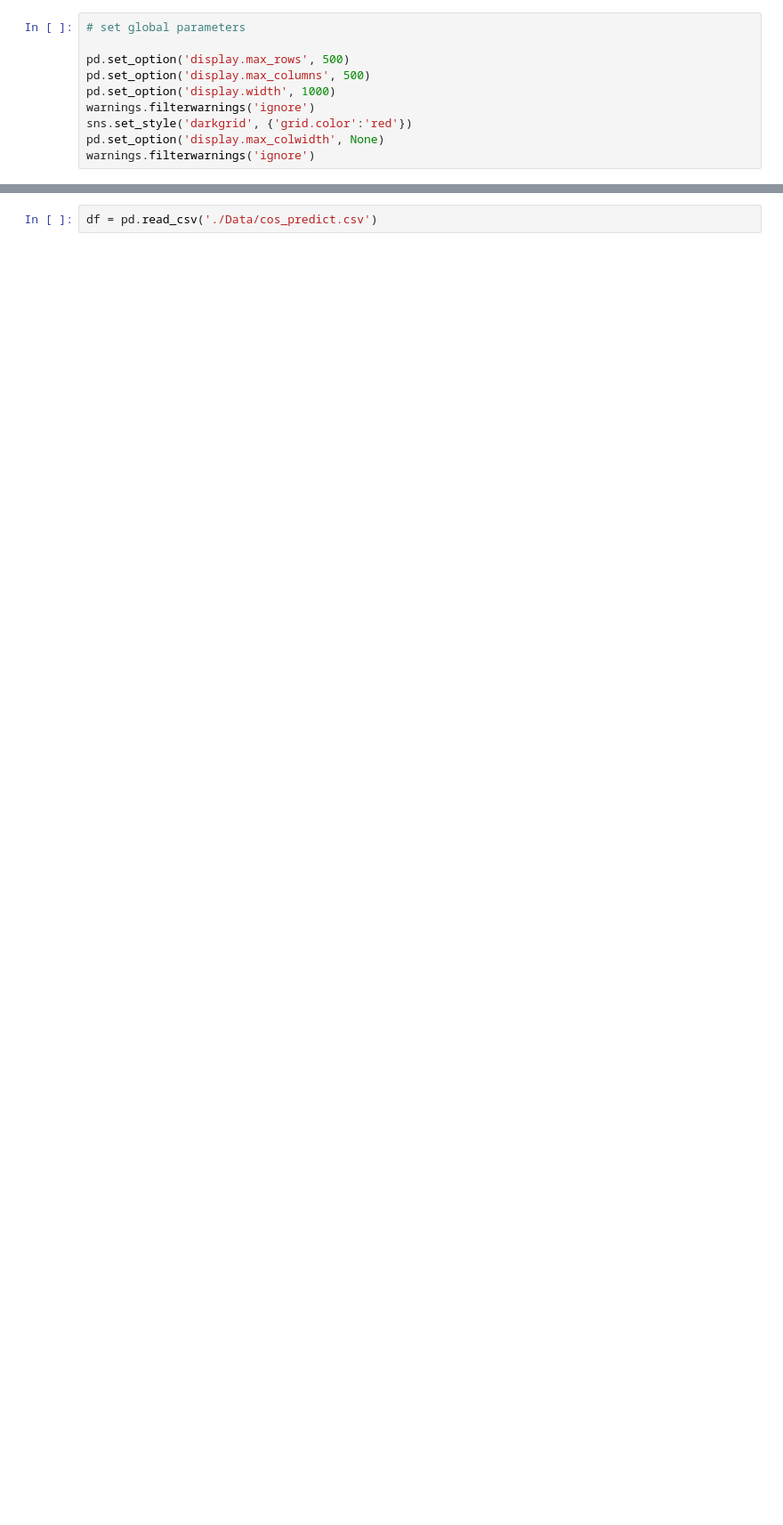
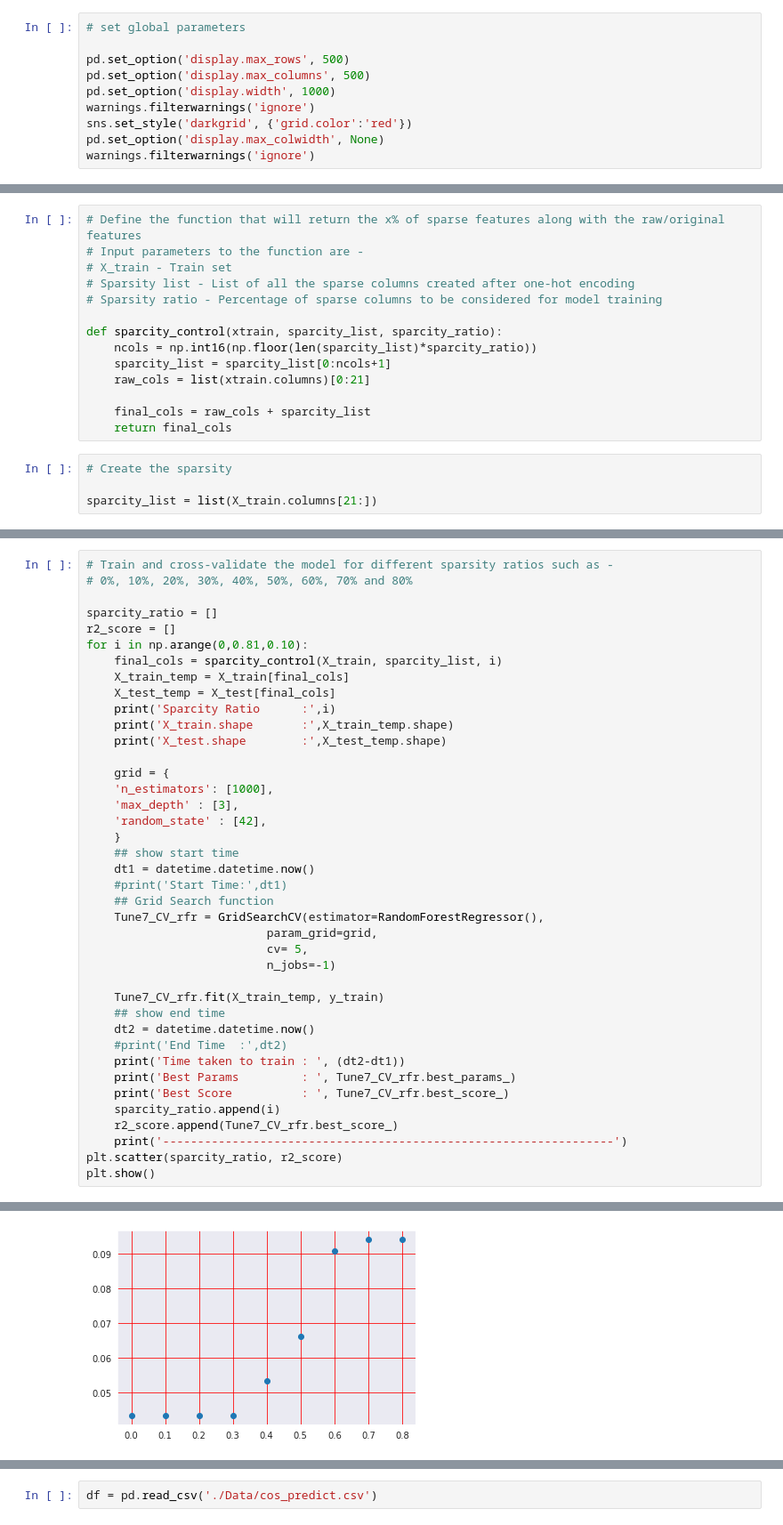
Before and after one commit to Swapnil4GIT/Cost-Prediction-on-Acquiring-Customers, a Jupyter notebook: Model.ipynb, the cells around one changed output, grey strips where cells are left out. Shown: that part at 89% size. Saved outputs shown, nothing was run; the diff lists cells and outputs as text; blank space fills up the shorter version.

Commit message:
Model building changes added

```diff
--- a/Model.ipynb
+++ b/Model.ipynb
@@ -28,0 +392,18 @@ warnings.filterwarnings('ignore')
+# %%
+# Define the function that will return the x% of sparse features along with the raw/original features
+# Input parameters to the function are -
+# X_train - Train set
+# Sparsity list - List of all the sparse columns created after one-hot encoding
+# Sparsity ratio - Percentage of sparse columns to be considered for model training
+
+def sparcity_control(xtrain, sparcity_list, sparcity_ratio):
+    ncols = np.int16(np.floor(len(sparcity_list)*sparcity_ratio))
+    sparcity_list = sparcity_list[0:ncols+1]
+    raw_cols = list(xtrain.columns)[0:21]
+
+    final_cols = raw_cols + sparcity_list
+    return final_cols
+# %%
+# Create the sparsity
+
+sparcity_list = list(X_train.columns[21:])
@@ -28,0 +412,41 @@ warnings.filterwarnings('ignore')
+# %%
+# Train and cross-validate the model for different sparsity ratios such as -
+# 0%, 10%, 20%, 30%, 40%, 50%, 60%, 70% and 80%
+
+sparcity_ratio = []
+r2_score = []
+for i in np.arange(0,0.81,0.10):
+    final_cols = sparcity_control(X_train, sparcity_list, i)
+    X_train_temp = X_train[final_cols]
+    X_test_temp = X_test[final_cols]
+    print('Sparcity Ratio      :',i)
+    print('X_train.shape       :',X_train_temp.shape)
+    print('X_test.shape        :',X_test_temp.shape)
+
+    grid = {
+    'n_estimators': [1000],
+    'max_depth' : [3],
+    'random_state' : [42],
+    }
+    ## show start time
+    dt1 = datetime.datetime.now()
+    #print('Start Time:',dt1)
+    ## Grid Search function
+    Tune7_CV_rfr = GridSearchCV(estimator=RandomForestRegressor(),
+                          param_grid=grid,
+                          cv= 5,
+                          n_jobs=-1)
+
+    Tune7_CV_rfr.fit(X_train_temp, y_train)
+    ## show end time
+    dt2 = datetime.datetime.now()
+    #print('End Time  :',dt2)
+    print('Time taken to train : ', (dt2-dt1))
+    print('Best Params         : ', Tune7_CV_rfr.best_params_)
+    print('Best Score          : ', Tune7_CV_rfr.best_score_)
+    sparcity_ratio.append(i)
+    r2_score.append(Tune7_CV_rfr.best_score_)
+    print('-----------------------------------------------------------------')
+plt.scatter(sparcity_ratio, r2_score)
+plt.show()
+# %% [output]
@@ -28,0 +470 @@ warnings.filterwarnings('ignore')
+[figure, added]
```
Also changed, not shown: parts of 163 cells of this notebook.
